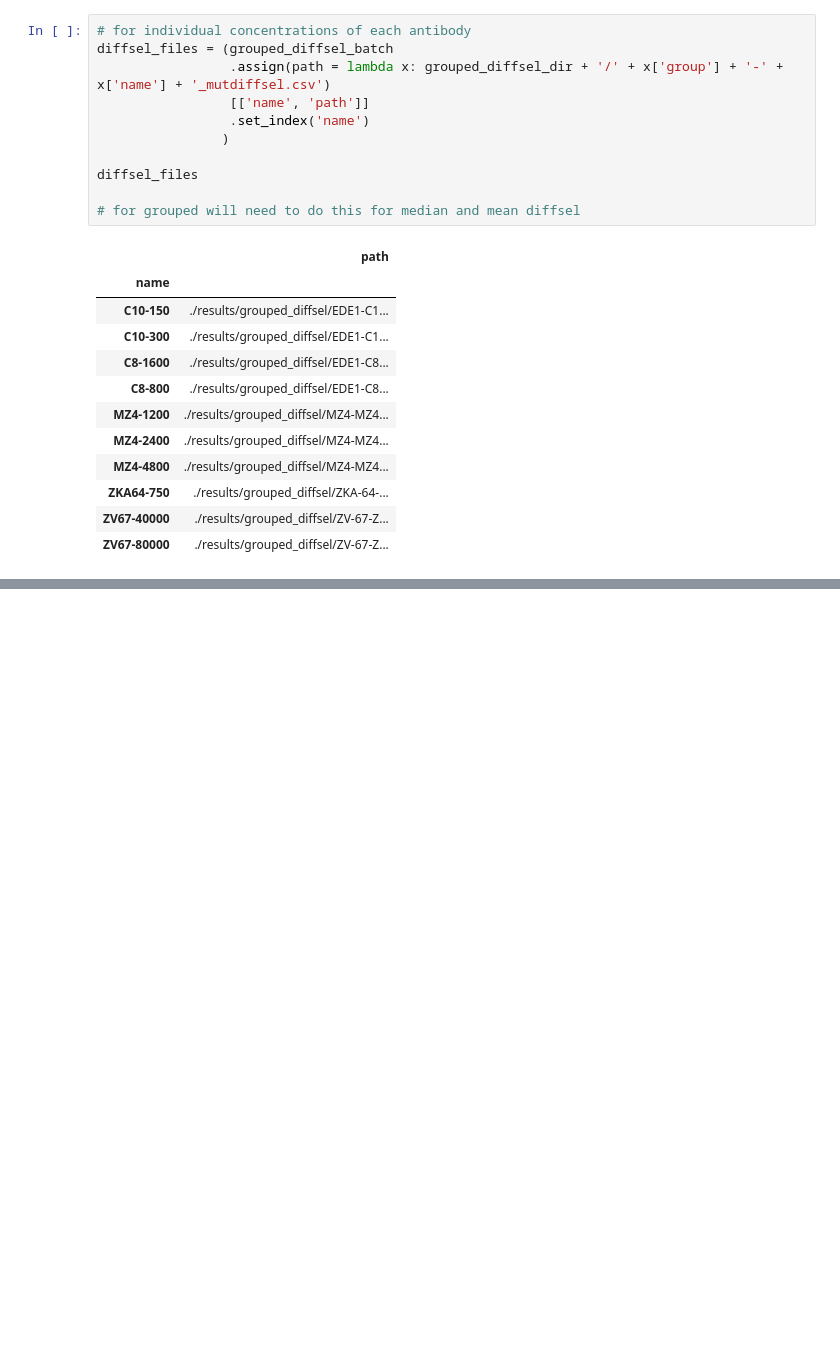
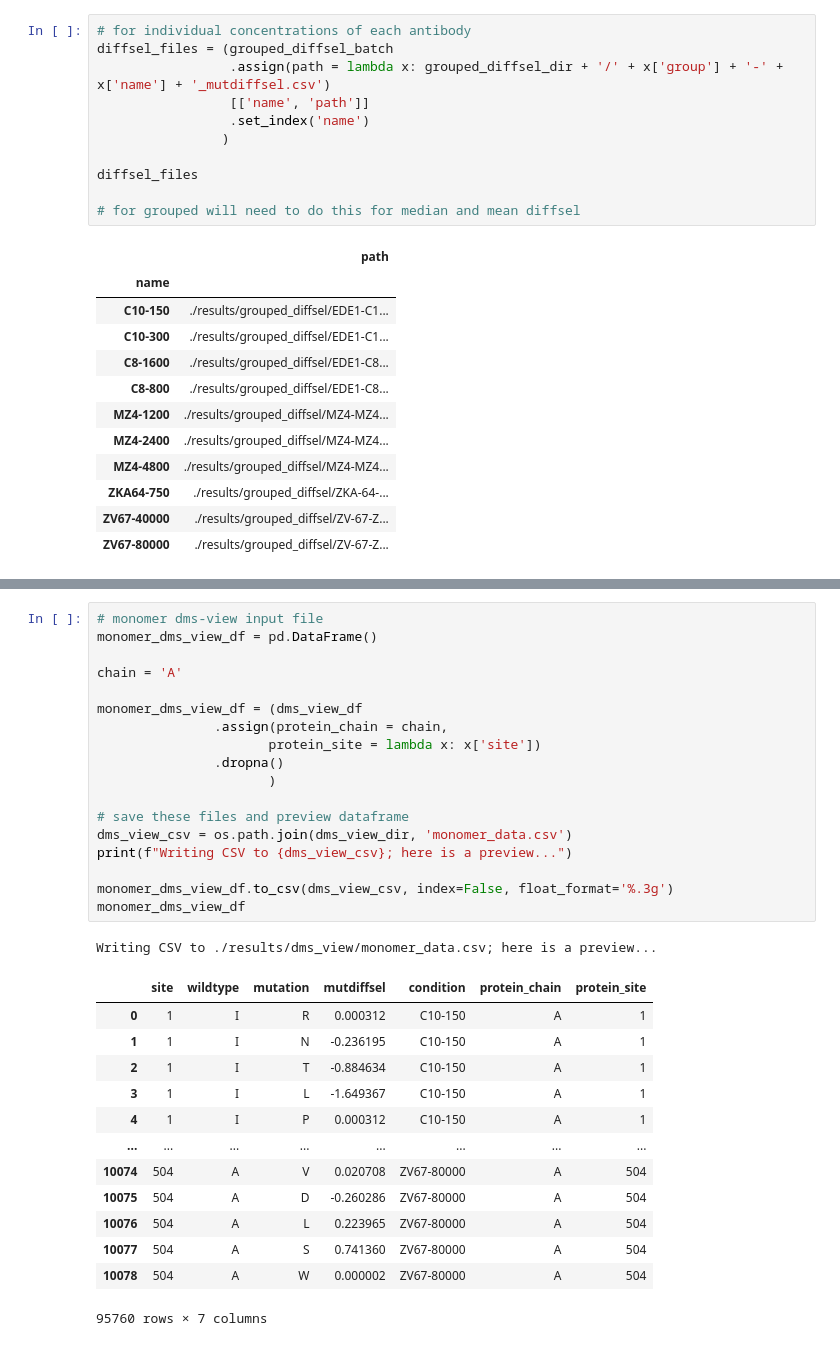
Before and after one commit to jbloomlab/ZIKV_MAP_GooLab, a Jupyter notebook: selections_analysis.ipynb, the cells around one changed output, grey strips where cells are left out. Cells and saved outputs as stored; diff of their text form; blank space fills up the shorter version.

Commit message:
added monomer dms-view input file

```diff
--- a/selections_analysis.ipynb
+++ b/selections_analysis.ipynb
@@ -463,0 +422,33 @@ Writing CSV to ./results/dms_view/data.csv; here is a preview...
+# %%
+# monomer dms-view input file
+monomer_dms_view_df = pd.DataFrame()
+
+chain = 'A'
+
+monomer_dms_view_df = (dms_view_df
+               .assign(protein_chain = chain,
+                      protein_site = lambda x: x['site'])
+               .dropna()
+                      )
+
+# save these files and preview dataframe
+dms_view_csv = os.path.join(dms_view_dir, 'monomer_data.csv')
+print(f"Writing CSV to {dms_view_csv}; here is a preview...")
+
+monomer_dms_view_df.to_csv(dms_view_csv, index=False, float_format='%.3g')
+monomer_dms_view_df
+# %% [output]
+Writing CSV to ./results/dms_view/monomer_data.csv; here is a preview...
+|  | site | wildtype | mutation | mutdiffsel | condition | protein_chain | protein_site |
+| 0 | 1 | I | R | 0.000312 | C10-150 | A | 1 |
+| 1 | 1 | I | N | -0.236195 | C10-150 | A | 1 |
+| 2 | 1 | I | T | -0.884634 | C10-150 | A | 1 |
+| 3 | 1 | I | L | -1.649367 | C10-150 | A | 1 |
+| 4 | 1 | I | P | 0.000312 | C10-150 | A | 1 |
+| ... | ... | ... | ... | ... | ... | ... | ... |
+| 10074 | 504 | A | V | 0.020708 | ZV67-80000 | A | 504 |
+| 10075 | 504 | A | D | -0.260286 | ZV67-80000 | A | 504 |
+| 10076 | 504 | A | L | 0.223965 | ZV67-80000 | A | 504 |
+| 10077 | 504 | A | S | 0.741360 | ZV67-80000 | A | 504 |
+| 10078 | 504 | A | W | 0.000002 | ZV67-80000 | A | 504 |
+95760 rows × 7 columns
```
Also changed, not shown: parts of 3 cells of this notebook, 1 other file.
